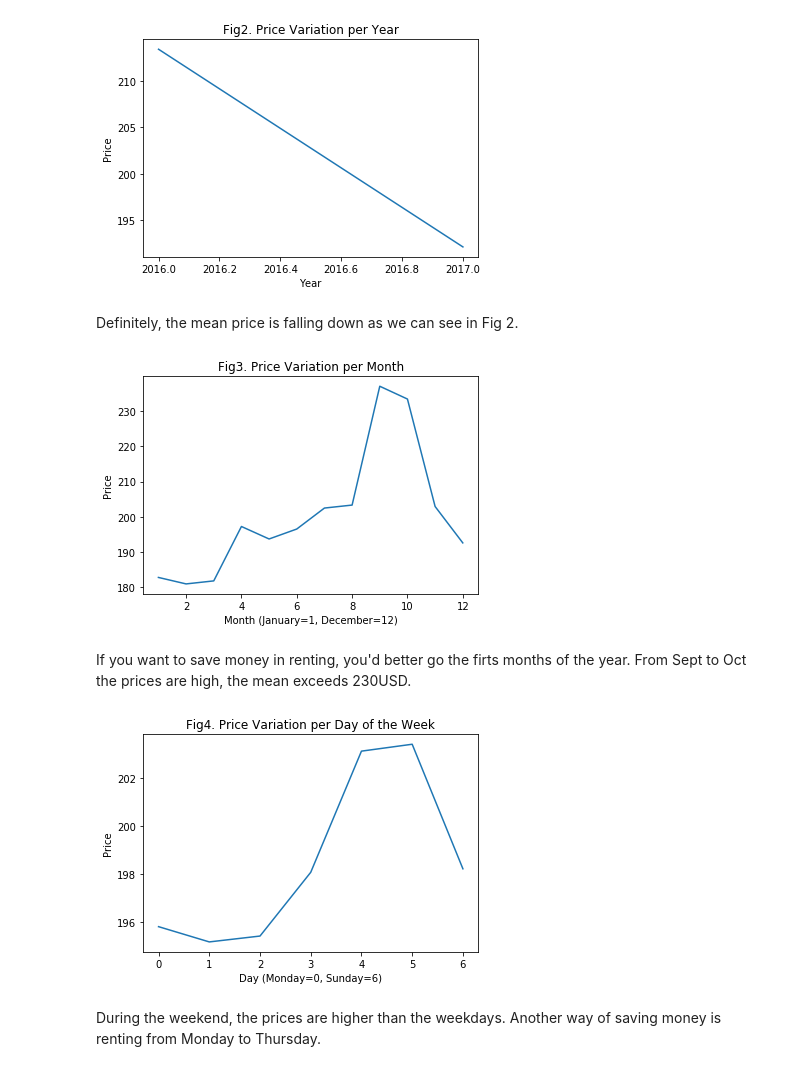
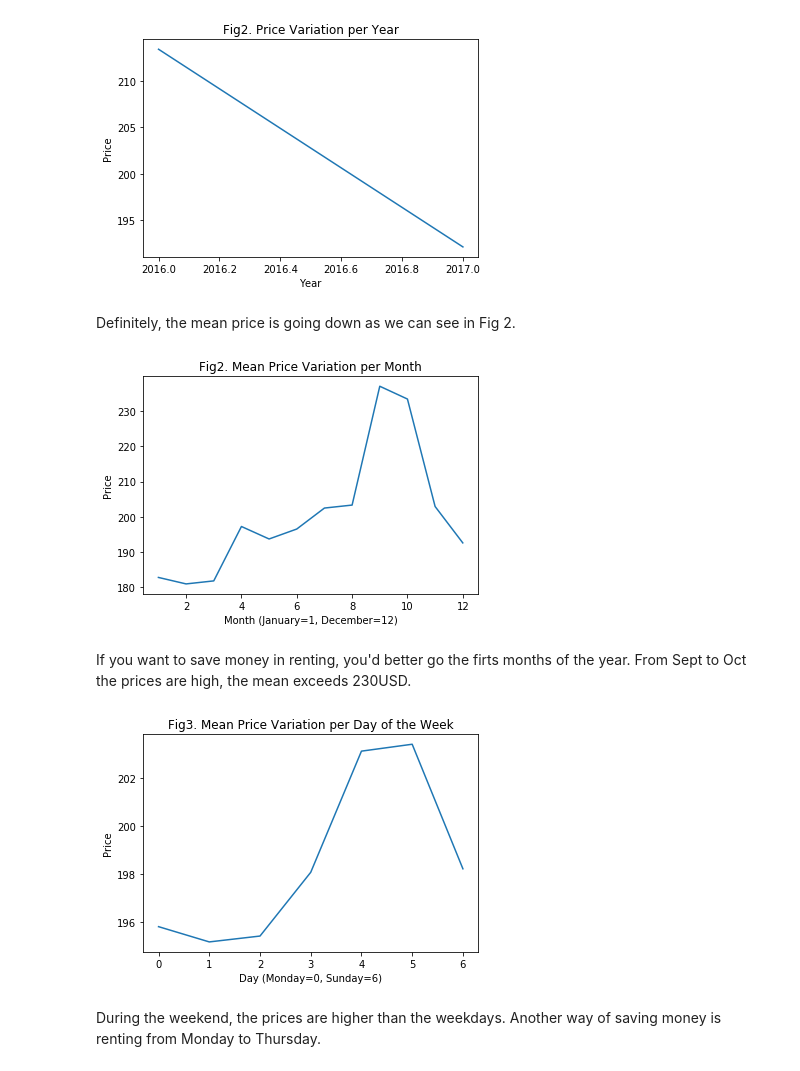
Before and after one commit to kmera/Boston_project, a Jupyter notebook: Thinking_to_Travel_to_Boston_After_the_Lockdown.ipynb, the cells around one changed output. Drawn from its saved outputs; the diff is of its cells as text; code cells hidden in the pictures.

```diff
--- a/Thinking_to_Travel_to_Boston_After_the_Lockdown.ipynb
+++ b/Thinking_to_Travel_to_Boston_After_the_Lockdown.ipynb
@@ -33,7 +33,7 @@ import seaborn as sns
 For the firts question, the calendar data set will be used. Before that, the variable `date` has to be parsed and `price` needs two tranformations; first, remove symbols and then change the type from object to float.
 # %%
 # Read calendar dataset and parse dates
-calendar = pd.read_csv("calendar.csv", low_memory=False, parse_dates=['date'])
+calendar = pd.read_csv("./calendar.csv", low_memory=False, parse_dates=['date'])
 
 # Remove price column symbols and change type to float
 calendar['price'] = calendar['price'].str.replace('[\$\,]','').astype(float)
@@ -142,29 +148,29 @@ plt.xticks(rotation=0);
 # %% [output]
 [figure]
 # %% [markdown]
-Definitely, the mean price is falling down as we can see in Fig 2.
+Definitely, the mean price is going down as we can see in Fig 2.
 # %%
 # Plot price per Month
 calendar_avail.groupby('priceMonth').mean().price.plot();
 
 # Customize the plot
-plt.title("Fig3. Price Variation per Month")
+plt.title("Fig2. Mean Price Variation per Month")
 plt.xlabel("Month (January=1, December=12)")
 plt.ylabel("Price")
 plt.xticks(rotation=0);
 # %% [output]
-[figure, old version]
+[figure, new version]
 # %% [markdown]
 If you want to save money in renting, you'd better go the firts months of the year. From Sept to Oct the prices are high, the mean exceeds 230USD.
 # %%
 calendar_avail.groupby('priceDayofweek').mean().price.plot();
 
 # Customize the plot
-plt.title("Fig4. Price Variation per Day of the Week")
+plt.title("Fig3. Mean Price Variation per Day of the Week")
 plt.xlabel("Day (Monday=0, Sunday=6)")
 plt.ylabel("Price");
 # %% [output]
-[figure, old version]
+[figure, new version]
 # %% [markdown]
 During the weekend, the prices are higher than the weekdays. Another way of saving money is renting from Monday to Thursday.
 # %% [markdown]
```
Also changed, not shown: parts of 7 cells of this notebook.
